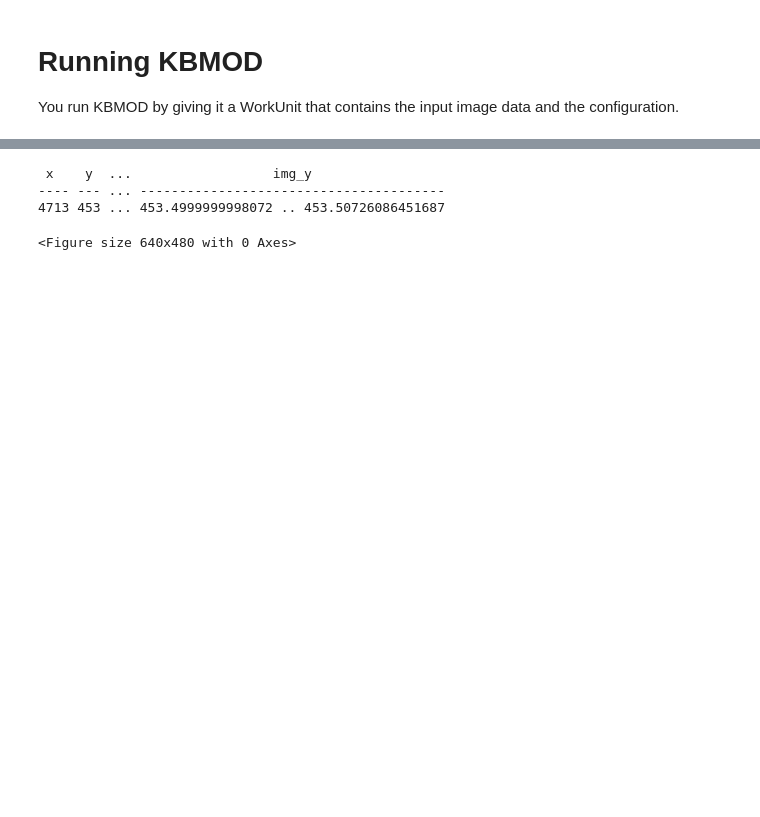
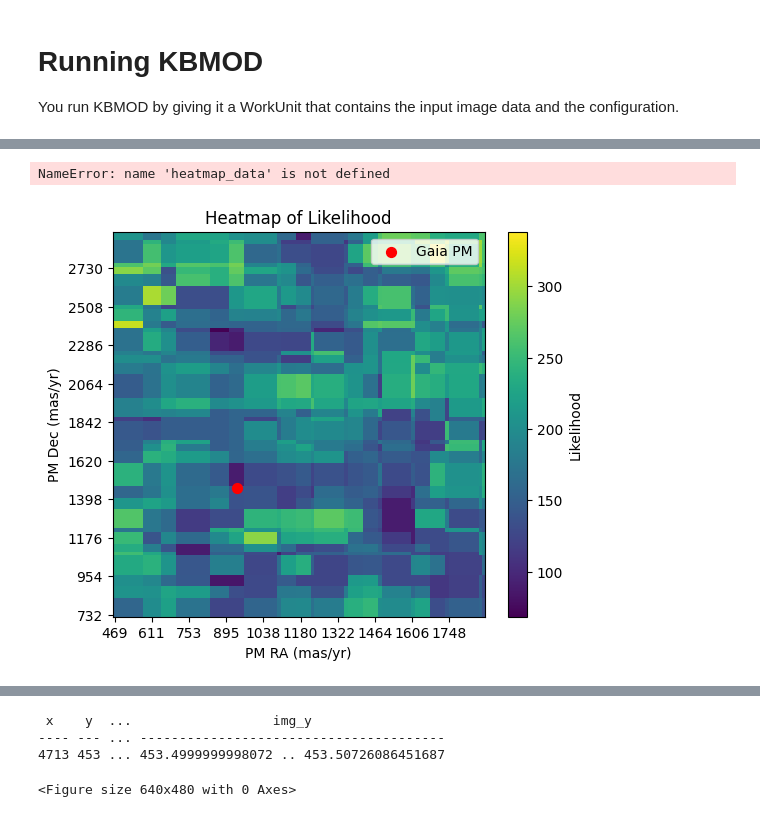
Before and after one commit to JoaoDPassos/brown-dwarf-search, a Jupyter notebook: Jupyter Notebooks/hpms_search/kbmod/dwarf_star_example.ipynb, the cells around one changed output, grey strips where cells are left out. Cells and saved outputs as stored; diff of their text form; code cells hidden in the pictures; blank space fills up the shorter version.

```diff
--- a/Jupyter Notebooks/hpms_search/kbmod/dwarf_star_example.ipynb
+++ b/Jupyter Notebooks/hpms_search/kbmod/dwarf_star_example.ipynb
@@ -276,0 +290,3 @@ Table length=1
+# %%
+relevant_df = df[(df['x'] == 4707) & (df['y'] == 446)]
+relevant_df
@@ -276,0 +307,4 @@ Table length=1
+# %%
+relevant_df['vx'] = relevant_df['vx'].apply(lambda x: x * 365 * 249.85968)
+relevant_df['vy'] = relevant_df['vy'].apply(lambda x: x * 365 * 249.85968)
+relevant_df
@@ -277,3 +325,52 @@ Table length=1
+# %%
+heatmap_data
+# %% [output]
+NameError: name 'heatmap_data' is not defined
+# %%
+import numpy as np
+import matplotlib.pyplot as plt
+from matplotlib.ticker import FuncFormatter
+
+heatmap_data = relevant_df.pivot(index='vy', columns='vx', values='likelihood')
+
+plt.figure(figsize=(6, 5))
+plt.imshow(heatmap_data, origin='lower', aspect='auto', cmap='viridis')
+plt.colorbar(label='Likelihood')
+
+ax = plt.gca()
+
+# Set x and y ticks to match the real vx and vy values
+x_vals = heatmap_data.columns.values
+y_vals = heatmap_data.index.values
+
+# Choose fewer ticks (e.g., every 2nd tick)
+x_ticks = np.arange(0, len(x_vals), 10)
+y_ticks = np.arange(0, len(y_vals), 10)
+
+ax.set_xticks(x_ticks)
+ax.set_xticklabels([f"{x_vals[i]:.0f}" for i in x_ticks])
+
+ax.set_yticks(y_ticks)
+ax.set_yticklabels([f"{y_vals[i]:.0f}" for i in y_ticks])
+
+vx_val = 938.043889
+vy_val = 1464.629578
+
+# Find the pixel indices that correspond to your (vx, vy)
+x_idx = np.where(np.isclose(x_vals, vx_val))[0][0]
+y_idx = np.where(np.isclose(y_vals, vy_val))[0][0]
+
+# Plot the dot in pixel space
+# plt.imshow(heatmap_data, origin='lower', aspect='auto', cmap='viridis')
+plt.scatter(x_idx, y_idx, color='red', s=50, label='Gaia PM')  # overlay the point
+plt.legend()
+
+plt.xlabel('PM RA (mas/yr)')
+plt.ylabel('PM Dec (mas/yr)')
+plt.title('Heatmap of Likelihood')
+plt.show()
+# %% [output]
+[figure, added]
 # %%
 # Sort by likelihood and see wether or not our star is the most likelihood.
 sorted_table = table[np.argsort(table['likelihood'])[::-1]]
```
Also changed, not shown: parts of 12 cells of this notebook, 8 other files.
